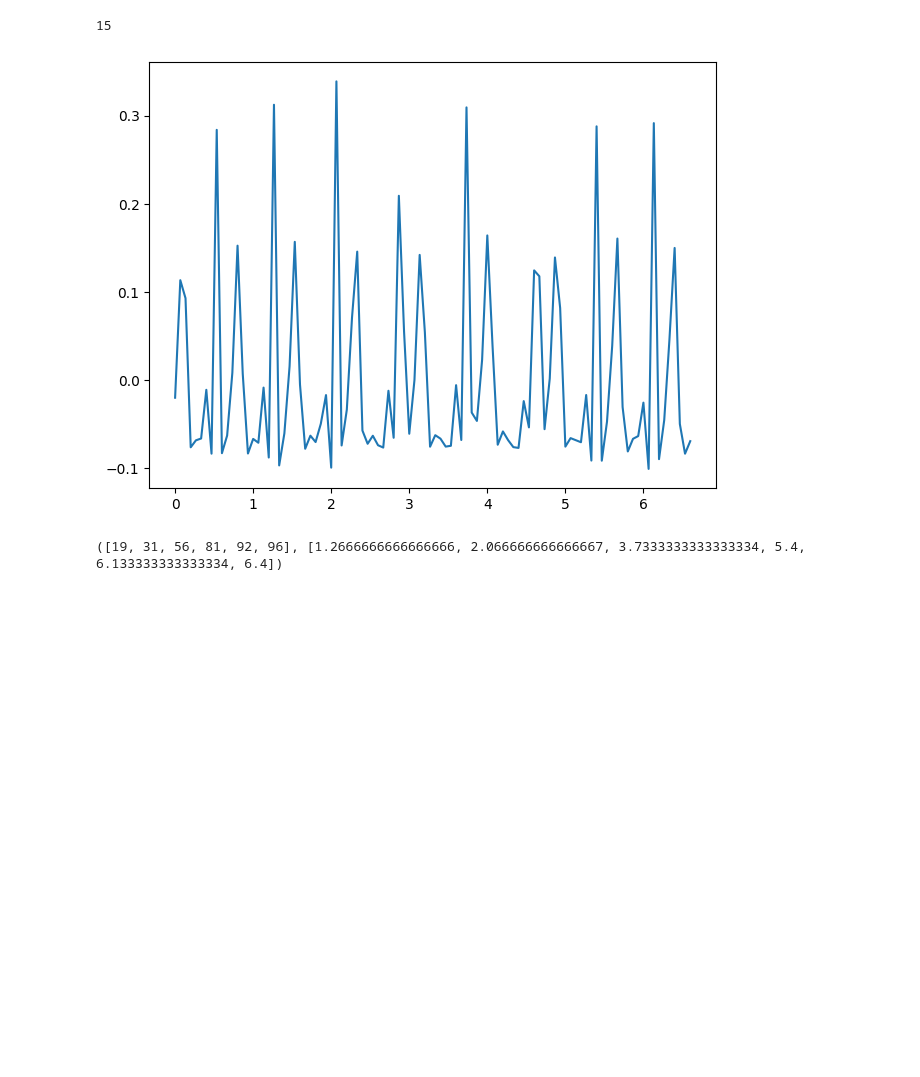
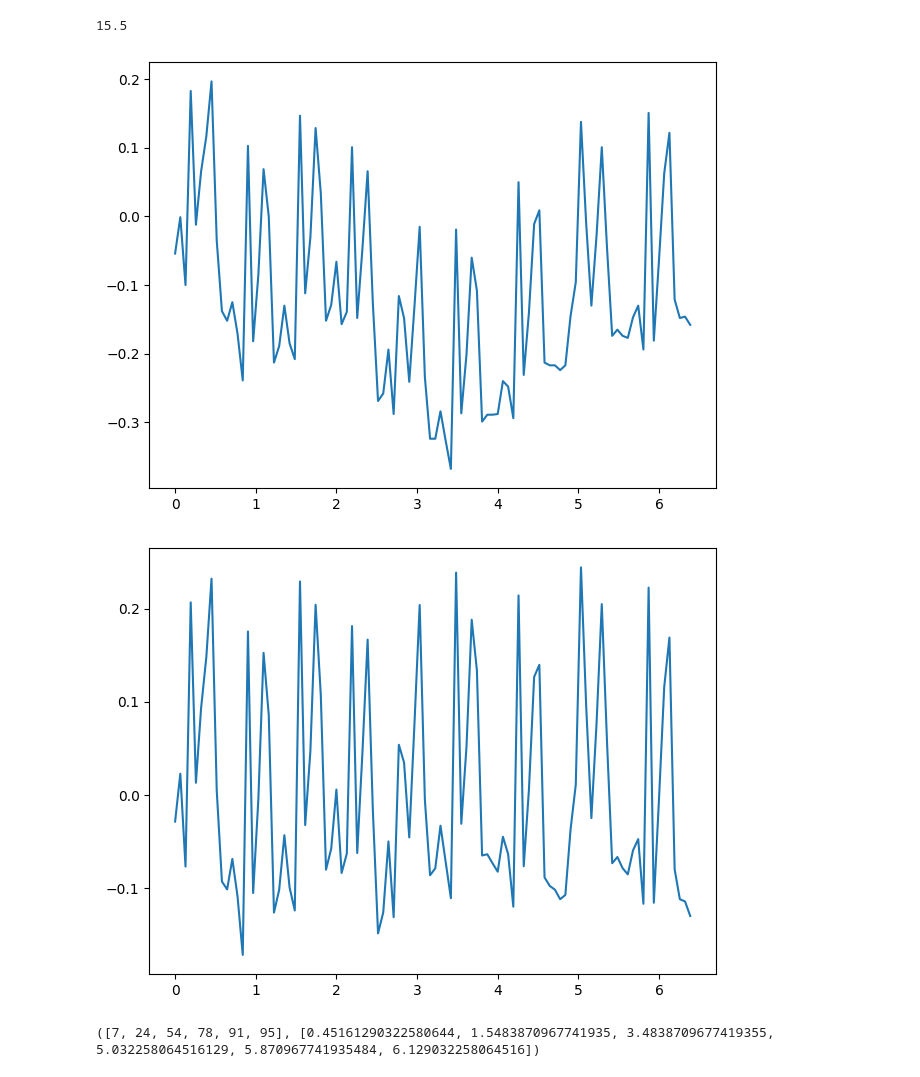
Before and after one commit to Bumross/PZS-sem1, a Jupyter notebook: Code.ipynb, the cells around one changed output. Cells and saved outputs as stored; diff of their text form; code cells hidden in the pictures; blank space fills up the shorter version.

```diff
--- a/Code.ipynb
+++ b/Code.ipynb
@@ -70,34 +70,37 @@ def find_Rpeaks_dynamic_window_simple(ecg_flatten_signal, samp_rate, max_window_
 #                max_position_in_window = i
 
         max_position_in_window = np.argmax(window_signal)
 
         # Check if the value at the maximum position is greater than the signal average
         max_position_in_signal = current_position + max_position_in_window
         if ecg_flatten_signal[max_position_in_signal] > signal_avg:
             r_peaks.append(max_position_in_signal)
             time.append(max_position_in_signal / samp_rate)
 
         # Move by margin samples from the maximum position for the next window
         current_position = max_position_in_signal + margin
 
     return r_peaks, time
 
-database = 'Database/drive17b'
+
+database = 'Database/drive05'
 ECGnative, fields = load_data(database)
 samp_rate = fields['fs']
 print(samp_rate)
 
 #crapped data for rewiev
 ecg_data = np.array(ECGnative[:100])
+plot(ecg_data, samp_rate)
 
 cutoff_frequency = 0.5
 
 ecg_edit_fft = remove_baseline_wander_fft(ecg_data, samp_rate, cutoff_frequency=cutoff_frequency)
 
 Rpeaks = find_Rpeaks_dynamic_window_simple(ecg_edit_fft, samp_rate)
 plot(ecg_edit_fft, samp_rate)
 print(Rpeaks)
 # %% [output]
-15
+15.5
-[figure, old version]
+[figure, new version]
+[figure, added]
-([19, 31, 56, 81, 92, 96], [1.2666666666666666, 2.066666666666667, 3.7333333333333334, 5.4, 6.133333333333334, 6.4])
+([7, 24, 54, 78, 91, 95], [0.45161290322580644, 1.5483870967741935, 3.4838709677419355, 5.032258064516129, 5.870967741935484, 6.129032258064516])
```
